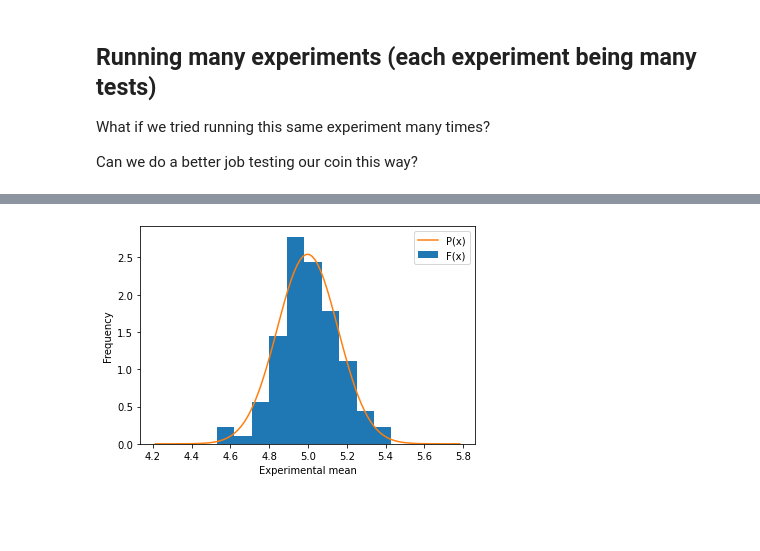
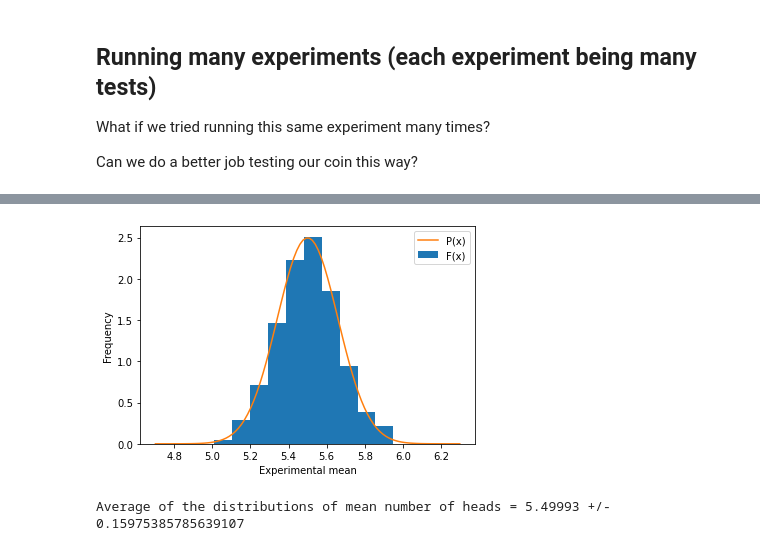
Before and after one commit to engineering-11/Engin-11, a Jupyter notebook: Lessons/Statistics-demos-week3.ipynb, the cells around one changed output, grey strips where cells are left out. Saved outputs shown, nothing was run; the diff lists cells and outputs as text; code cells hidden in the pictures; blank space fills up the shorter version.

```diff
--- a/Lessons/Statistics-demos-week3.ipynb
+++ b/Lessons/Statistics-demos-week3.ipynb
@@ -111,7 +106,7 @@ def get_nheads_weighted(nflips, weight):
 # %%
 fairness_weight = 0.45
 
-nflips = 1000
+nflips = 10
 
 nheads = get_nheads_weighted(nflips, fairness_weight)
 print("Number of heads =",nheads)
@@ -128,10 +123,13 @@ fair_sigma = np.sqrt(fair_mean*(1-p))
 
 print("Fair coin: ave. nheads = {}, sigma = {}".format(fair_mean,fair_sigma))
 
+lowx = int(fair_mean-2*fair_sigma)
+highx = int(fair_mean+2*fair_sigma)
+
 bsum = 0
-for x in range(int(fair_mean-2*fair_sigma), int(fair_mean+2*fair_sigma)+1):
+for x in range(lowx, highx):
     bsum += binom.pmf(x, nflips, p)
 
-print("Nheads between {} and {}".format(int(fair_mean-2*fair_sigma),int(fair_mean+2*fair_sigma)))
-print("2-sigma prob. to be fair = ",bsum)
+print("Nheads between {} and {}".format(lowx,highx))
+print("Prob. to be fair = ",bsum)
 # %% [output]
@@ -239,7 +239,7 @@ What if we tried running this same experiment many times?
 
 Can we do a better job testing our coin this way?
 # %%
-ntests = 100
+ntests = 1000
 nflips = 10
 test_means = []
 nexperiments = 100
@@ -250,7 +250,7 @@ nexperiments = 100
 #fig1.canvas.draw()
 
 for i in range(nexperiments):
-    nheads_exp = get_mean(ntests, nflips)
+    nheads_exp = get_tests(ntests, nflips)
     test_means.append(np.mean(nheads_exp))
 
 #    ax1.clear()
@@ -261,8 +261,16 @@ for i in range(nexperiments):
 #    display.display(plt.gcf())
 #    display.clear_output(wait=True)
 #    time.sleep(0.05)
-
 mu = np.mean(test_means)
 sigma = np.std(test_means)
+x = np.linspace(mu - 5*sigma, mu + 5*sigma, 100)
+y=norm.pdf(x, mu, sigma)
+plt.hist(test_means, bins = nflips, density=True, label="F(x)")
+plt.plot(x,y, label="P(x)")
+plt.ylabel("Frequency")
+plt.xlabel("Experimental mean")
+plt.legend()
+plt.show()
+
 print("Average of the distributions of mean number of heads = {} +/- {}".format(mu,sigma))
 # %% [output]
@@ -270,13 +279,27 @@ Average of the distributions of mean number of heads = 4.9979 +/- 0.156858503116
 # %%
+ntests = 100
+nflips = 10
+test_means = []
+nexperiments = 1000
+
+weight = 0.45
+
+for i in range(nexperiments):
+    nheads_exp = get_weighted_tests(ntests, nflips, weight)
+    test_means.append(np.mean(nheads_exp))
+
+mu = np.mean(test_means)
+sigma = np.std(test_means)
 x = np.linspace(mu - 5*sigma, mu + 5*sigma, 100)
 y=norm.pdf(x, mu, sigma)
 plt.hist(test_means, bins = nflips, density=True, label="F(x)")
 plt.plot(x,y, label="P(x)")
 plt.ylabel("Frequency")
 plt.xlabel("Experimental mean")
 plt.legend()
 plt.show()
 
-#1.61/np.sqrt(100)
+print("Average of the distributions of mean number of heads = {} +/- {}".format(mu,sigma))
 # %% [output]
-[figure, old version]
+[figure, new version]
+Average of the distributions of mean number of heads = 5.49993 +/- 0.15975385785639107
```
Also changed, not shown: parts of 11 cells of this notebook, 5 other files.
